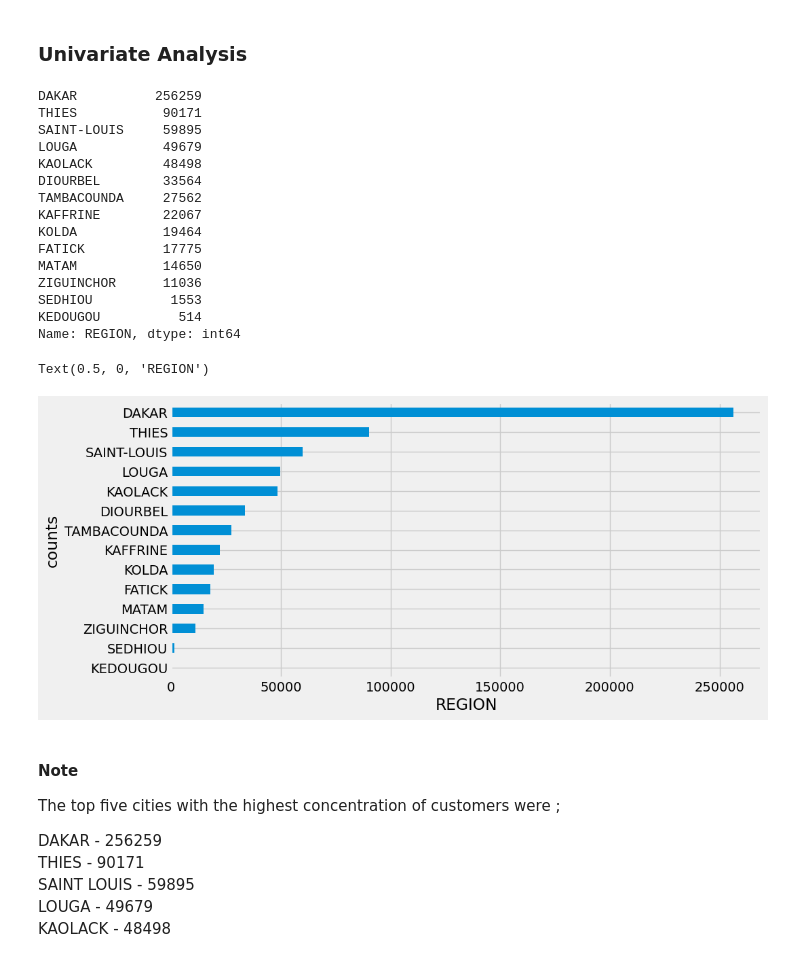
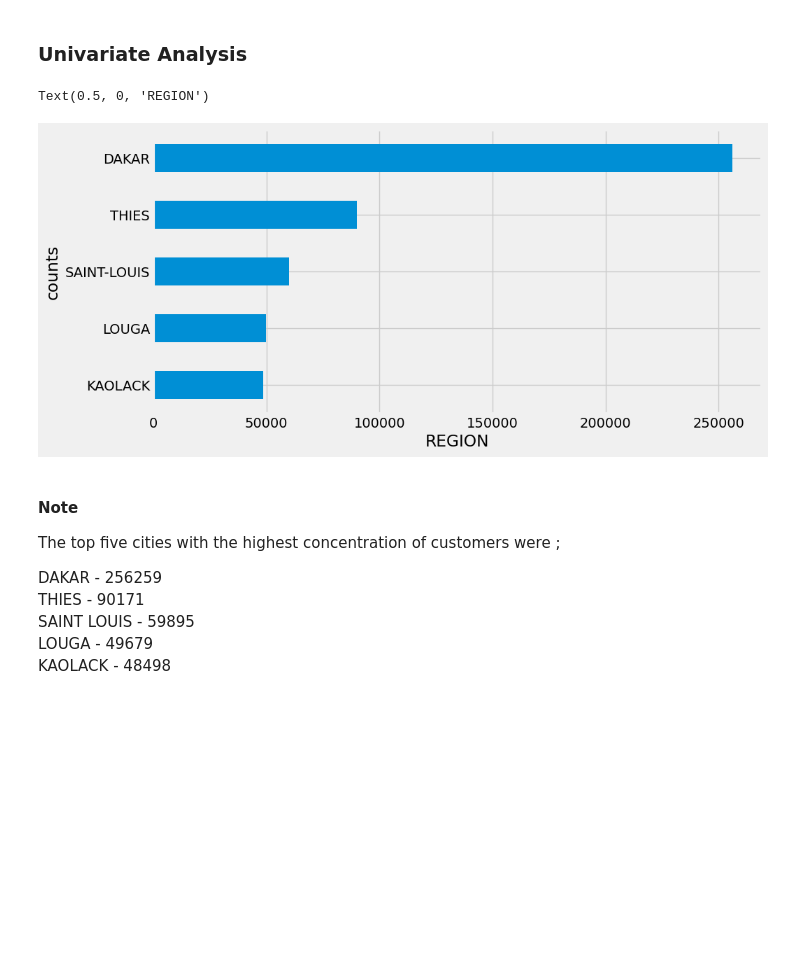
Before and after one commit to elvis-darko/Team_Zurich_Capstone_Project, a Jupyter notebook: Assets/dev/customer_churn_predict_TeamZurich.ipynb, the cells around one changed output. Drawn from its saved outputs; the diff is of its cells as text; code cells hidden in the pictures; blank space fills up the shorter version.

```diff
--- a/Assets/dev/customer_churn_predict_TeamZurich.ipynb
+++ b/Assets/dev/customer_churn_predict_TeamZurich.ipynb
@@ -264,30 +264,17 @@ train.select_dtypes(include=['int64', 'float64']).describe().T
 # %%
 # Check  value counts of region
 
-print(train['REGION'].value_counts())
+# print(train['REGION'].value_counts())
 plt.figure(figsize=(10,5))
-train['REGION'].value_counts().plot(kind='barh')
+a = train['REGION'].value_counts().head(5)
+#train['REGION'].value_counts().plot(kind='barh')
+a.plot(kind='barh')
 plt.gca().invert_yaxis()
 plt.ylabel('counts')
 plt.xlabel('REGION')
 # %% [output]
-DAKAR          256259
-THIES           90171
-SAINT-LOUIS     59895
-LOUGA           49679
-KAOLACK         48498
-DIOURBEL        33564
-TAMBACOUNDA     27562
-KAFFRINE        22067
-KOLDA           19464
-FATICK          17775
-MATAM           14650
-ZIGUINCHOR      11036
-SEDHIOU          1553
-KEDOUGOU          514
-Name: REGION, dtype: int64
+Text(0.5, 0, 'REGION')
-Text(0.5, 0, 'REGION')
-[figure, old version]
+[figure, new version]
 # %% [markdown]
 #### Note
 The top five cities with the highest concentration of customers were ;
```
Also changed, not shown: parts of 2 cells of this notebook.
